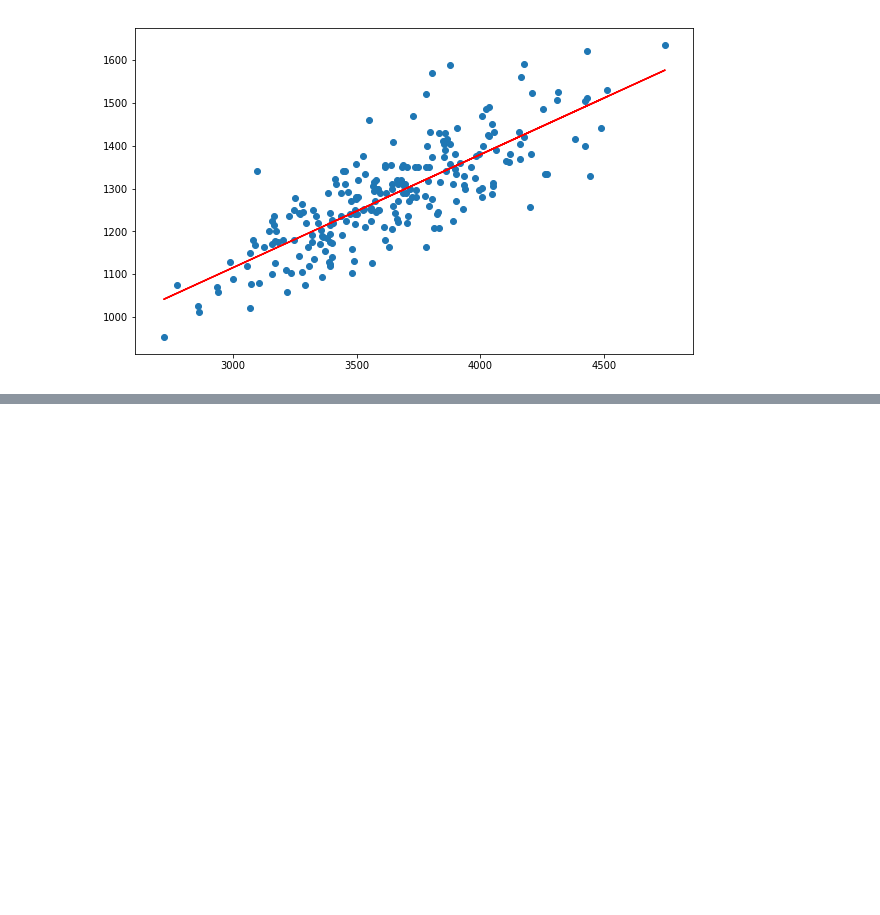
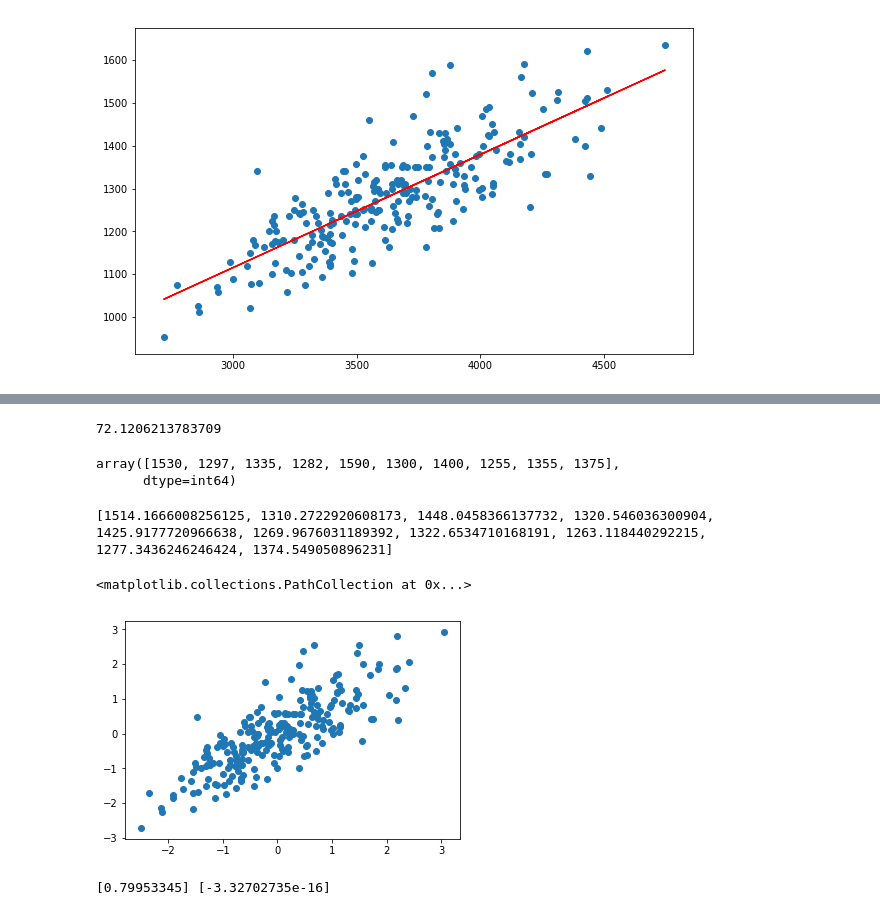
Before and after one commit to ravi4all/ML_RegJune_3_30_2019, a Jupyter notebook: MachineLearning/01-LinearRegression/01-PythonLinearRegression.ipynb, the cells around one changed output, grey strips where cells are left out. Saved outputs shown, nothing was run; the diff lists cells and outputs as text; code cells hidden in the pictures; blank space fills up the shorter version.

```diff
--- a/MachineLearning/01-LinearRegression/01-PythonLinearRegression.ipynb
+++ b/MachineLearning/01-LinearRegression/01-PythonLinearRegression.ipynb
@@ -76,0 +97,13 @@ plt.scatter(X,y)
+# %%
+rmse
+# %% [output]
+72.1206213783709
+# %%
+y[:10]
+# %% [output]
+array([1530, 1297, 1335, 1282, 1590, 1300, 1400, 1255, 1355, 1375],
+      dtype=int64)
+# %%
+print(predictions[:10])
+# %% [output]
+[1514.1666008256125, 1310.2722920608173, 1448.0458366137732, 1320.546036300904, 1425.9177720966638, 1269.9676031189392, 1322.6534710168191, 1263.118440292215, 1277.3436246246424, 1374.549050896231]
@@ -76,0 +112,9 @@ plt.scatter(X,y)
+# %%
+sc = StandardScaler()
+X = sc.fit_transform(X.reshape(-1,1))
+y = sc.fit_transform(y.reshape(-1,1))
+# %%
+plt.scatter(X,y)
+# %% [output]
+<matplotlib.collections.PathCollection at 0x...>
+[figure, added]
@@ -76,0 +128,10 @@ plt.scatter(X,y)
+# %%
+for i in range(epochs):
+    pred = slope * X + intercept
+    loss = pred - y
+    intercept -= alpha * ((2/n) * sum(loss))
+    slope -= alpha * (2/n) * sum (loss * X)
+
+print(slope, intercept)
+# %% [output]
+[0.79953345] [-3.32702735e-16]
```
Also changed, not shown: parts of 13 cells of this notebook, 2 other files.
